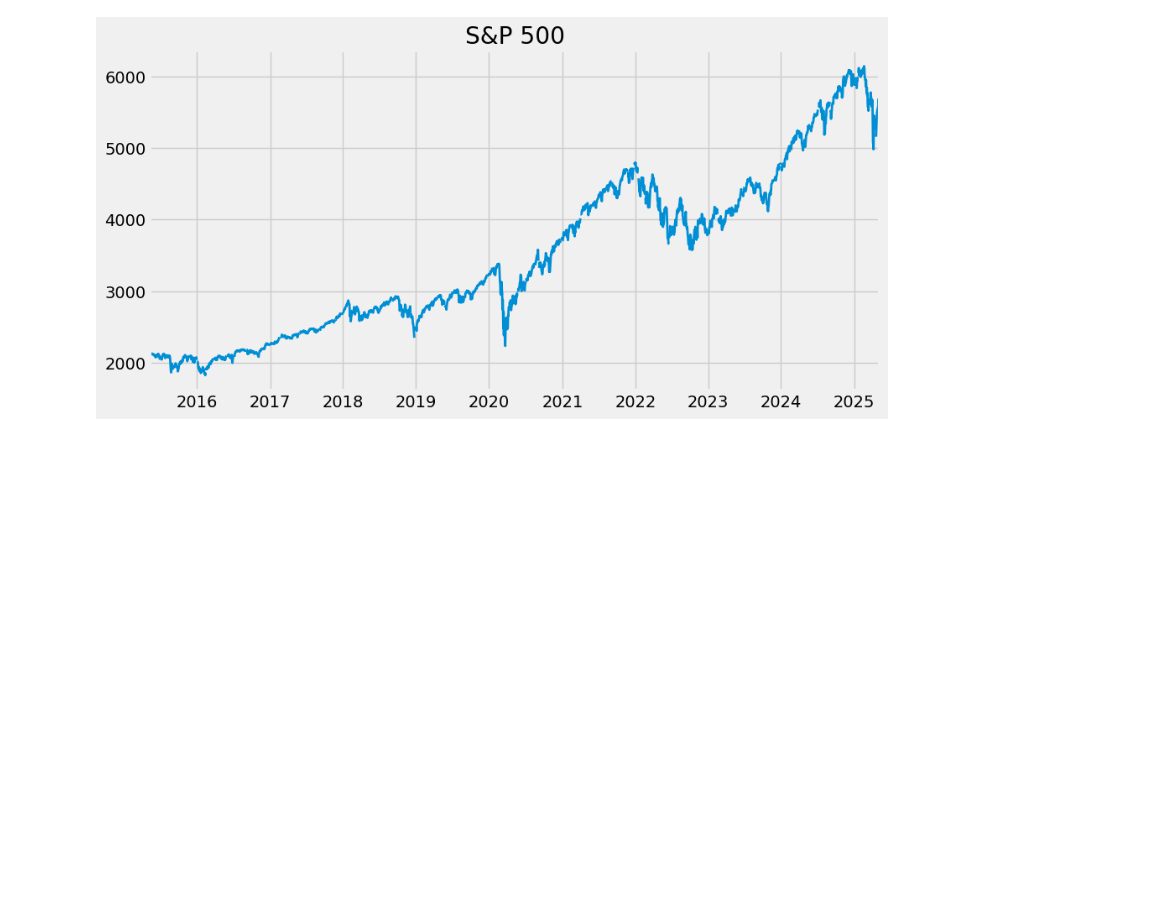
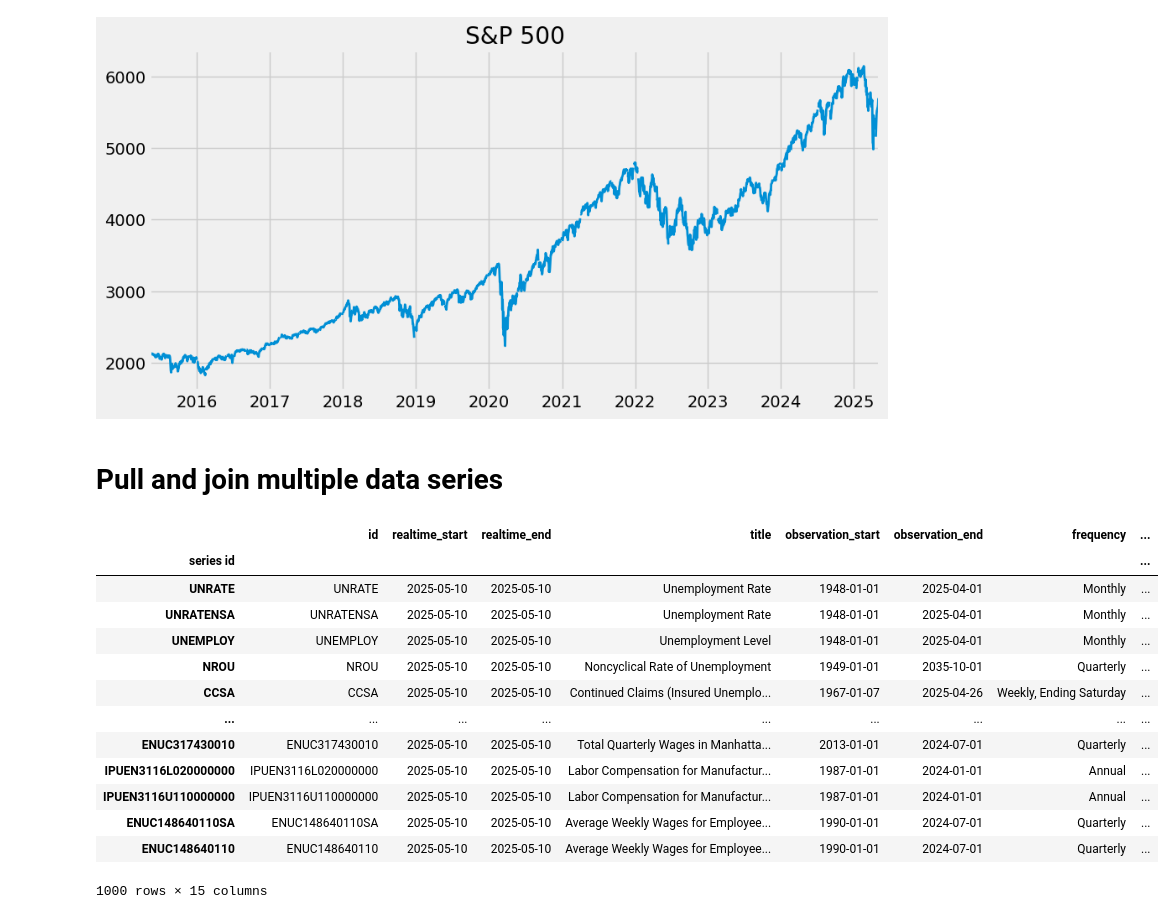
Before and after one commit to contrerascs/Economic-Analysis, a Jupyter notebook: data_analysis.ipynb, the cells around one changed output. Drawn from its saved outputs; the diff is of its cells as text; code cells hidden in the pictures; blank space fills up the shorter version.

Commit message:
Pull and join multiple data series

```diff
--- a/data_analysis.ipynb
+++ b/data_analysis.ipynb
@@ -25,3 +25,24 @@ sp500.plot(figsize=(10,5), title='S&P 500', lw=2)
 # %% [output]
 <Axes: title={'center': 'S&P 500'}>
 [figure]
+# %% [markdown]
+# Pull and join multiple data series
+# %%
+uemp_results = fred.search('unemployment')
+# %%
+uemp_results
+# %% [output]
+|  | id | realtime_start | realtime_end | title | observation_start | observation_end | frequency | ... |
+| series id |  |  |  |  |  |  |  | ... |
+| UNRATE | UNRATE | 2025-05-10 | 2025-05-10 | Unemployment Rate | 1948-01-01 | 2025-04-01 | Monthly | ... |
+| UNRATENSA | UNRATENSA | 2025-05-10 | 2025-05-10 | Unemployment Rate | 1948-01-01 | 2025-04-01 | Monthly | ... |
+| UNEMPLOY | UNEMPLOY | 2025-05-10 | 2025-05-10 | Unemployment Level | 1948-01-01 | 2025-04-01 | Monthly | ... |
+| NROU | NROU | 2025-05-10 | 2025-05-10 | Noncyclical Rate of Unemployment | 1949-01-01 | 2035-10-01 | Quarterly | ... |
+| CCSA | CCSA | 2025-05-10 | 2025-05-10 | Continued Claims (Insured Unemplo... | 1967-01-07 | 2025-04-26 | Weekly, Ending Saturday | ... |
+| ... | ... | ... | ... | ... | ... | ... | ... | ... |
+| ENUC317430010 | ENUC317430010 | 2025-05-10 | 2025-05-10 | Total Quarterly Wages in Manhatta... | 2013-01-01 | 2024-07-01 | Quarterly | ... |
+| IPUEN3116L020000000 | IPUEN3116L020000000 | 2025-05-10 | 2025-05-10 | Labor Compensation for Manufactur... | 1987-01-01 | 2024-01-01 | Annual | ... |
+| IPUEN3116U110000000 | IPUEN3116U110000000 | 2025-05-10 | 2025-05-10 | Labor Compensation for Manufactur... | 1987-01-01 | 2024-01-01 | Annual | ... |
+| ENUC148640110SA | ENUC148640110SA | 2025-05-10 | 2025-05-10 | Average Weekly Wages for Employee... | 1990-01-01 | 2024-07-01 | Quarterly | ... |
+| ENUC148640110 | ENUC148640110 | 2025-05-10 | 2025-05-10 | Average Weekly Wages for Employee... | 1990-01-01 | 2024-07-01 | Quarterly | ... |
+1000 rows × 15 columns
```
